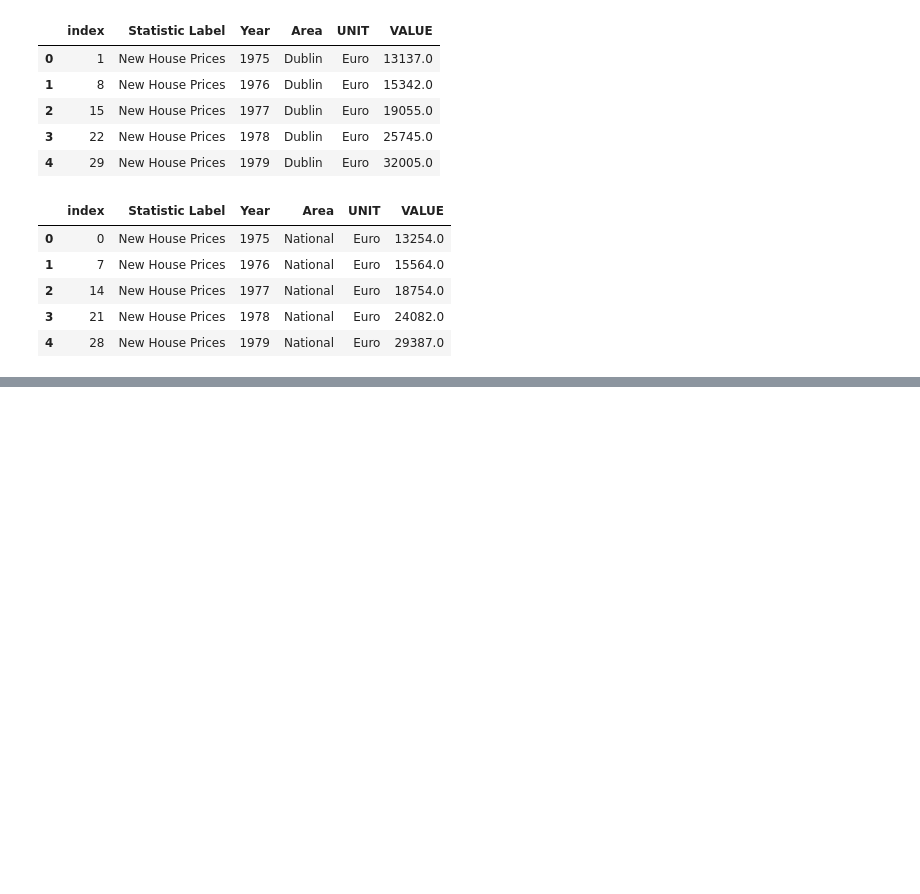
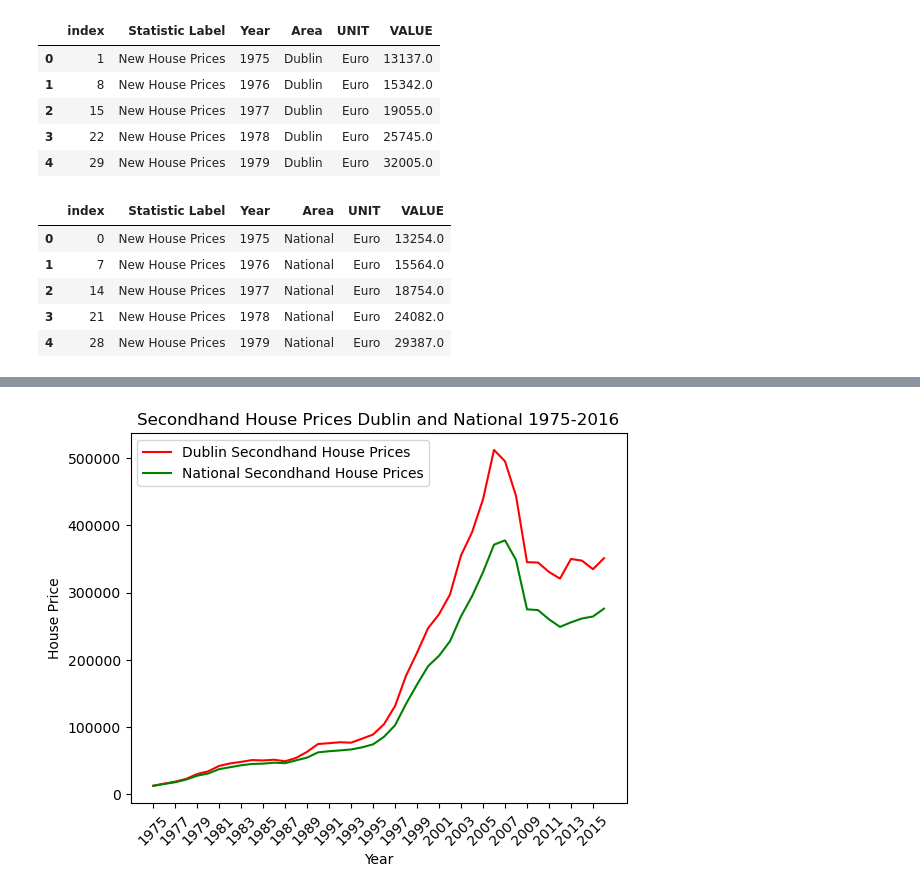
Before and after one commit to killiangriffin/UCDPA_KillianGriffin, a Jupyter notebook: experimental.ipynb, the cells around one changed output, grey strips where cells are left out. Cells and saved outputs as stored; diff of their text form; code cells hidden in the pictures; blank space fills up the shorter version.

```diff
--- a/experimental.ipynb
+++ b/experimental.ipynb
@@ -77,0 +117,15 @@ import matplotlib.pyplot as plt
+# %%
+#plotting price of 2 new datasets
+plt.plot(df_Dub_second['Year'], df_Dub_second['VALUE'], color='r', label='Dublin Secondhand House Prices')
+plt.plot(df_Nat_second['Year'], df_Nat_second['VALUE'], color='g', label='National Secondhand House Prices')
+
+
+plt.xlabel("Year")
+plt.ylabel("House Price")
+plt.title("Secondhand House Prices Dublin and National 1975-2016")
+plt.xticks(list(df_Dub_second['Year'].unique()[::2]), rotation=45)
+
+plt.legend()
+plt.show()
+# %% [output]
+[figure, added]
```
Also changed, not shown: parts of 5 cells of this notebook.
